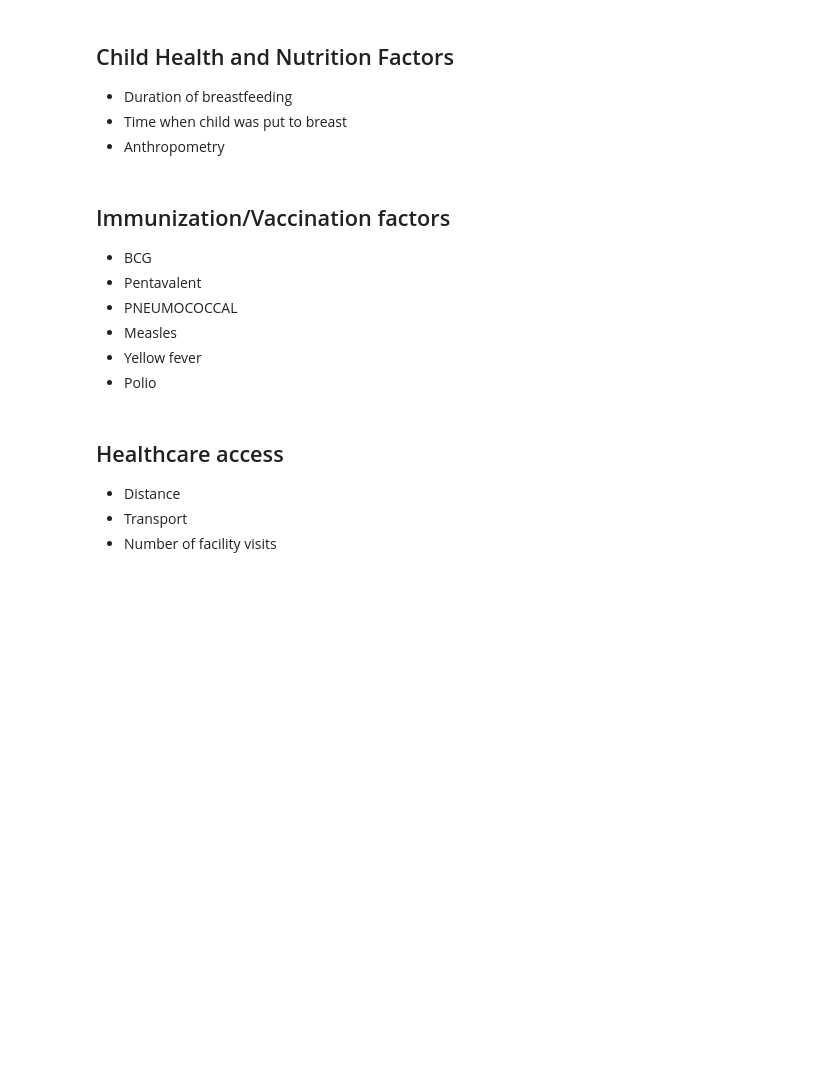
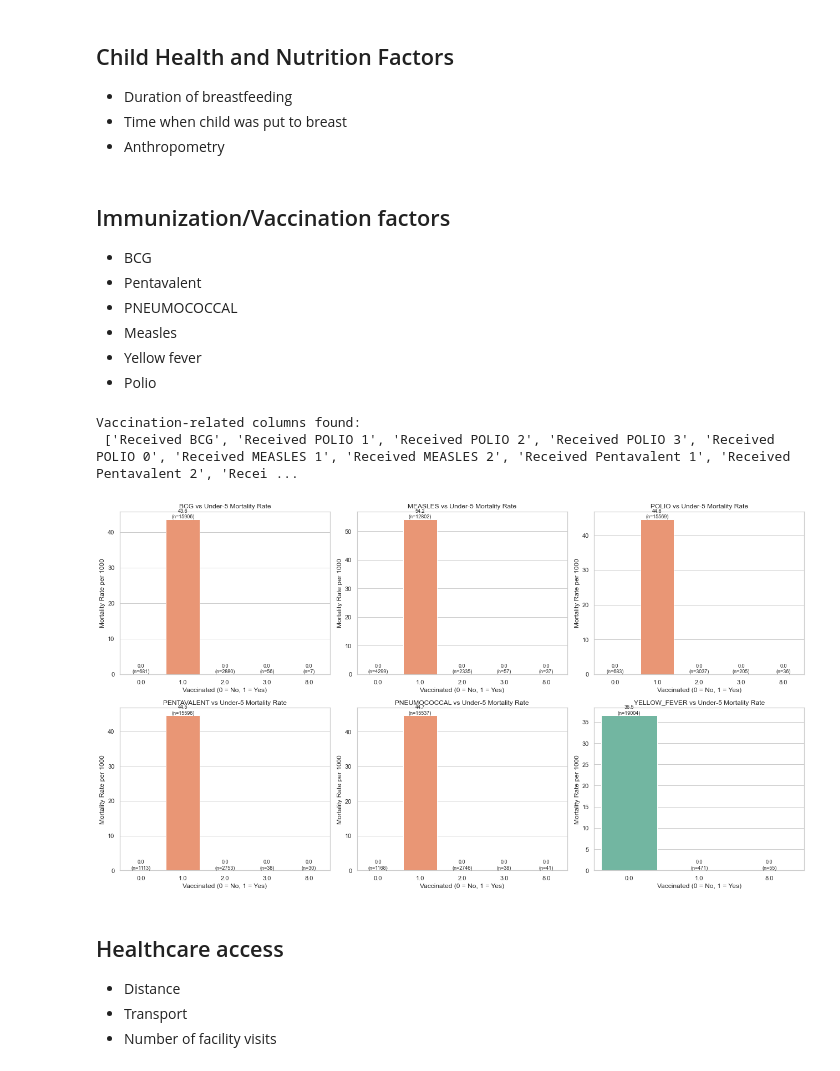
Before and after one commit to tingly-amua/Under5-Mortality-Model, a Jupyter notebook: EDA.ipynb, the cells around one changed output. Saved outputs shown, nothing was run; the diff lists cells and outputs as text; code cells hidden in the pictures; blank space fills up the shorter version.

Commit message:
Update EDA-Immunization/vaccination analysis

```diff
--- a/EDA.ipynb
+++ b/EDA.ipynb
@@ -572,6 +571,75 @@ plt.show()
 - Measles
 - Yellow fever
 - Polio
+# %%
+# 1. Identify vaccination-related columns by keyword
+vacc_cols = [col for col in df.columns if any(v in col.lower() for v in ['bcg', 'pent', 'measles', 'pneumo', 'yellow', 'polio'])]
+print("Vaccination-related columns found:\n", vacc_cols)
+
+# 2. Combine multiple vaccine dose columns into binary columns
+df['bcg'] = df['Received BCG']
+df['measles'] = df[['Received MEASLES 1', 'Received MEASLES 2']].max(axis=1)
+df['polio'] = df[
+    ['Received POLIO 0', 'Received POLIO 1', 'Received POLIO 2', 'Received POLIO 3', 'Received inactivated polio (IPV)']
+].max(axis=1)
+df['pentavalent'] = df[
+    ['Received Pentavalent 1', 'Received Pentavalent 2', 'Received Pentavalent 3']
+].max(axis=1)
+df['pneumococcal'] = df[
+    ['Received Pneumococcal 1', 'Received Pneumococcal 2', 'Received Pneumococcal 3']
+].max(axis=1)
+df['yellow_fever'] = df['Yellow fever vaccine']
+
+# 3. Define vaccine columns and mortality outcome column
+vaccines = ['bcg', 'measles', 'polio', 'pentavalent', 'pneumococcal', 'yellow_fever']
+target = 'under5_mortality'  # You should have defined this earlier based on age at death < 60 months
+
+# 4. Plot setup
+sns.set(style='whitegrid')
+fig, axes = plt.subplots(2, 3, figsize=(18, 10))
+axes = axes.flatten()
+
+for i, vaccine in enumerate(vaccines):
+    ax = axes[i]
+
+    # 5. Subset and drop missing
+    subset = df[[vaccine, target]].dropna()
+
+    # Handle case where only one category exists or data missing
+    if subset.empty or subset[vaccine].nunique() < 2:
+        ax.text(0.5, 0.5, "Not enough data", ha='center', va='center', fontsize=12)
+        ax.set_axis_off()
+        continue
+
+    # 6. Group by vaccination status and calculate mortality rate
+    rate_df = subset.groupby(vaccine)[target].agg(
+        deaths='sum',
+        total='count'
+    ).reset_index()
+    rate_df['mortality_rate'] = rate_df['deaths'] / rate_df['total'] * 1000
+
+    # 7. Plot
+    sns.barplot(data=rate_df, x=vaccine, y='mortality_rate', ax=ax, palette='Set2')
+
+    # 8. Annotate bars
+    for p, row in zip(ax.patches, rate_df.itertuples()):
+        height = p.get_height()
+        ax.annotate(f"{height:.1f}\n(n={int(row.total)})",
+                    (p.get_x() + p.get_width()/2., height),
+                    ha='center', va='bottom', fontsize=9)
+
+    # 9. Titles and labels
+    ax.set_title(f"{vaccine.upper()} vs Under-5 Mortality Rate")
+    ax.set_xlabel("Vaccinated (0 = No, 1 = Yes)")
+    ax.set_ylabel("Mortality Rate per 1000")
+
+# Final layout
+plt.tight_layout()
+plt.show()
+# %% [output]
+Vaccination-related columns found:
+ ['Received BCG', 'Received POLIO 1', 'Received POLIO 2', 'Received POLIO 3', 'Received POLIO 0', 'Received MEASLES 1', 'Received MEASLES 2', 'Received Pentavalent 1', 'Received Pentavalent 2', 'Recei ...
+[figure, added]
 # %% [markdown]
 ## Healthcare access
 - Distance
```
Also changed, not shown: parts of 4 cells of this notebook.
